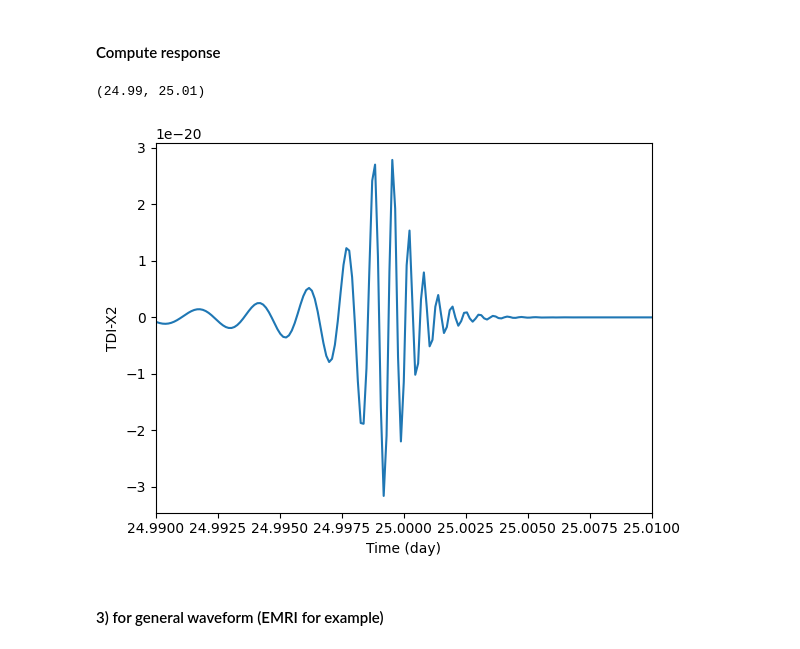
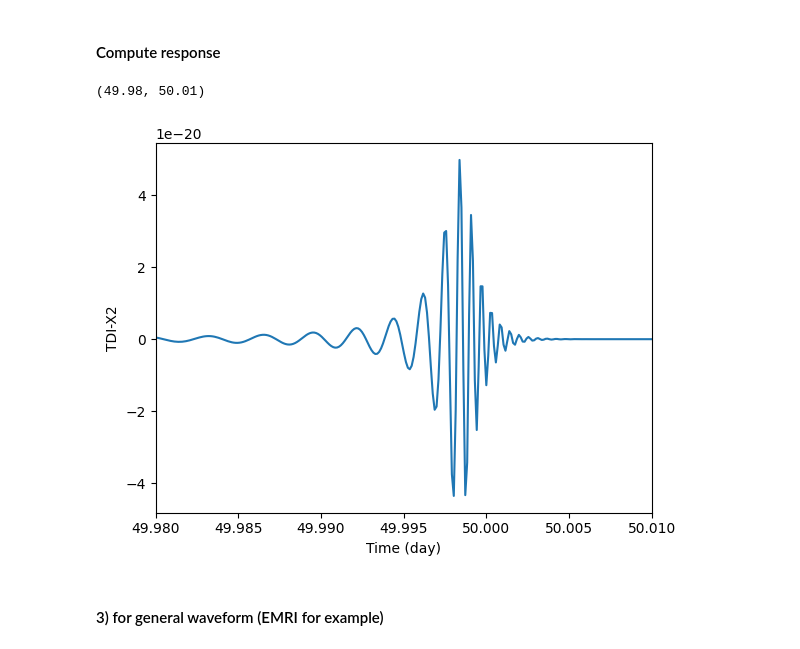
Before and after one commit to TriangleDataCenter/Triangle-Simulator, a Jupyter notebook: Tutorials/4_Demo_Simulation_for_Scientific_Data_Analysis.ipynb, the cells around one changed output. Drawn from its saved outputs; the diff is of its cells as text; code cells hidden in the pictures.

```diff
--- a/Tutorials/4_Demo_Simulation_for_Scientific_Data_Analysis.ipynb
+++ b/Tutorials/4_Demo_Simulation_for_Scientific_Data_Analysis.ipynb
@@ -424,7 +424,9 @@ Text(0, 0.5, 'TDI-X2')
 # %% [markdown]
 #### 2) for MBHB waveforms
 # %%
-mbhb_waveform_generator = MBHB_Injection(approx_method="SEOBNRv4_opt")
+# approximant = "IMRPhenomXHM"
+approximant = "SEOBNRv4_opt"
+mbhb_waveform_generator = MBHB_Injection(approx_method=approximant, buffer=False)
 
 # run only once
 mbhb_response_generator = GeneralTDIResponse(
@@ -442,7 +444,7 @@ MBHB_params = {
     "mass_ratio": 0.3640815267051051,
     "spin_1z": 0.7899406190510447,
     "spin_2z": 0.015424596359292053,
-    "coalescence_time": 25.,
+    "coalescence_time": 50.,
     "coalescence_phase": 3.2535342675592966,
     "luminosity_distance": 106039.10941463517,
     "inclination": 1.4495086550199021,
@@ -457,11 +459,12 @@ results = mbhb_response_generator(parameters=MBHB_params)
 # %%
 plt.plot(tcb_times / DAY, results)
 plt.xlabel("Time (day)")
 plt.ylabel("TDI-X2")
-plt.xlim(MBHB_params["coalescence_time"] - 0.01, MBHB_params["coalescence_time"] + 0.01)
+# plt.ylim(-1e-23, 1e-23)
+plt.xlim(MBHB_params["coalescence_time"] - 0.02, MBHB_params["coalescence_time"] + 0.01)
 # %% [output]
-(24.99, 25.01)
+(49.98, 50.01)
-[figure, old version]
+[figure, new version]
 # %% [markdown]
 #### 3) for general waveform (EMRI for example)
 # %%
```
Also changed, not shown: parts of 4 cells of this notebook, 1 other file.
